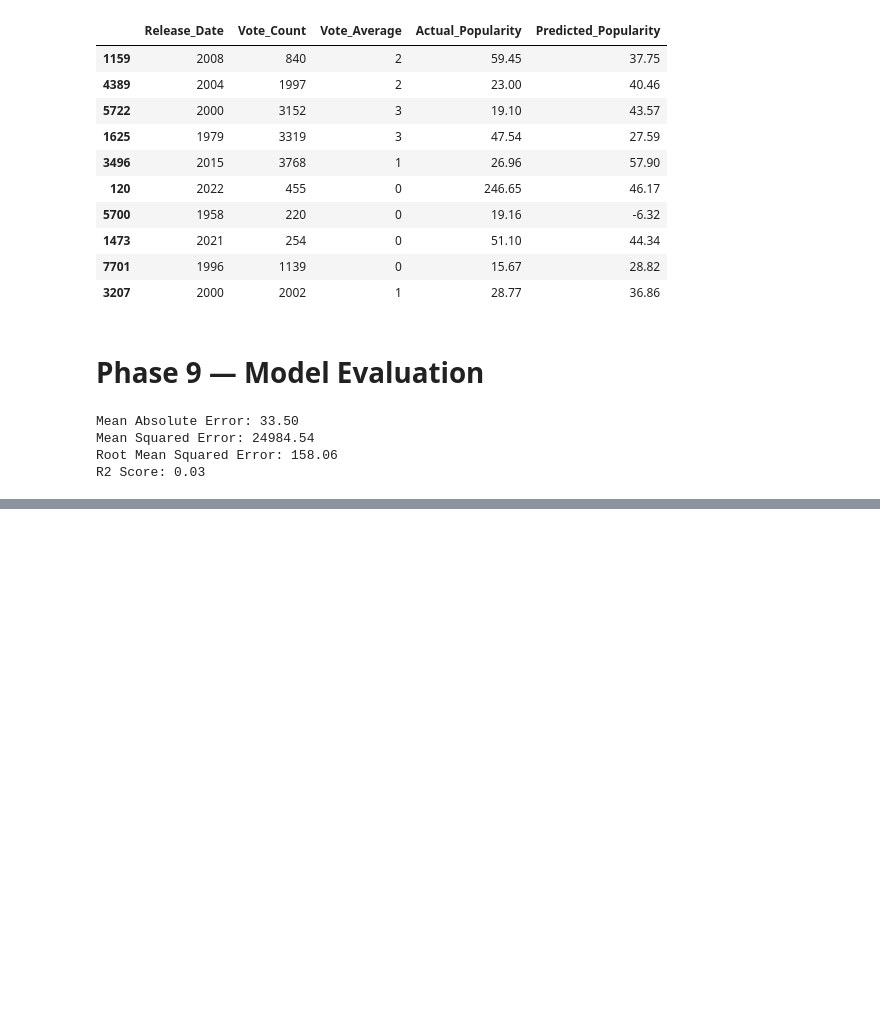
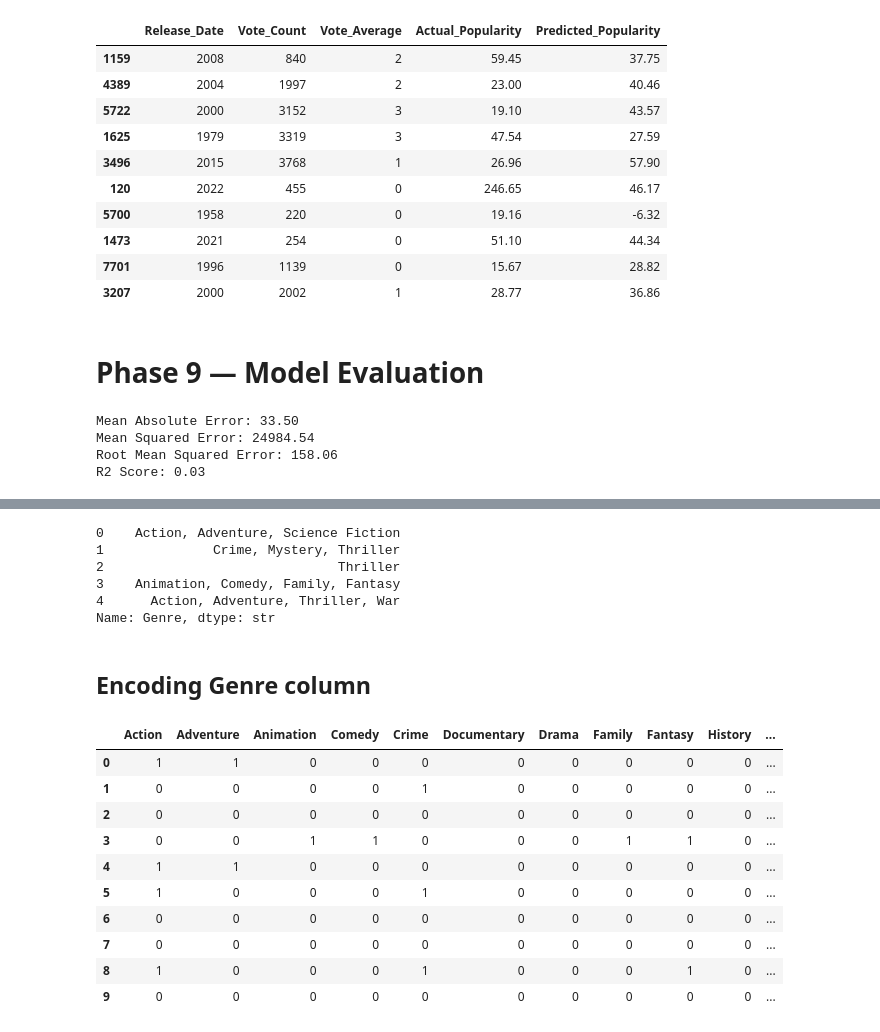
Before and after one commit to Deptator/data-science-projects, a Jupyter notebook: 01-Netflix-Data-Analysis/02-prediction-model.ipynb, the cells around one changed output, grey strips where cells are left out. Cells and saved outputs as stored; diff of their text form; code cells hidden in the pictures; blank space fills up the shorter version.

```diff
--- a/01-Netflix-Data-Analysis/02-prediction-model.ipynb
+++ b/01-Netflix-Data-Analysis/02-prediction-model.ipynb
@@ -419,0 +426,6 @@ R2 Score: 0.03
+# %%
+df_ml_v2 = df.copy()
+
+df_ml_v2 = df_ml_v2.drop(columns=['Title'])
+
+df_ml_v2.head()
@@ -419,0 +439,26 @@ R2 Score: 0.03
+# %%
+df_ml_v2['Genre'].head()
+# %% [output]
+0    Action, Adventure, Science Fiction
+1              Crime, Mystery, Thriller
+2                              Thriller
+3    Animation, Comedy, Family, Fantasy
+4      Action, Adventure, Thriller, War
+Name: Genre, dtype: str
+# %% [markdown]
+## Encoding Genre column
+# %%
+genre_encoded = df_ml_v2['Genre'].str.get_dummies(sep=', ')
+genre_encoded.head(10)
+# %% [output]
+|  | Action | Adventure | Animation | Comedy | Crime | Documentary | Drama | Family | Fantasy | History | ... |
+| 0 | 1 | 1 | 0 | 0 | 0 | 0 | 0 | 0 | 0 | 0 | ... |
+| 1 | 0 | 0 | 0 | 0 | 1 | 0 | 0 | 0 | 0 | 0 | ... |
+| 2 | 0 | 0 | 0 | 0 | 0 | 0 | 0 | 0 | 0 | 0 | ... |
+| 3 | 0 | 0 | 1 | 1 | 0 | 0 | 0 | 1 | 1 | 0 | ... |
+| 4 | 1 | 1 | 0 | 0 | 0 | 0 | 0 | 0 | 0 | 0 | ... |
+| 5 | 1 | 0 | 0 | 0 | 1 | 0 | 0 | 0 | 0 | 0 | ... |
+| 6 | 0 | 0 | 0 | 0 | 0 | 0 | 0 | 0 | 0 | 0 | ... |
+| 7 | 0 | 0 | 0 | 0 | 0 | 0 | 0 | 0 | 0 | 0 | ... |
+| 8 | 1 | 0 | 0 | 0 | 1 | 0 | 0 | 0 | 1 | 0 | ... |
+| 9 | 0 | 0 | 0 | 0 | 0 | 0 | 0 | 0 | 0 | 0 | ... |
```
Also changed, not shown: parts of 30 cells of this notebook.
